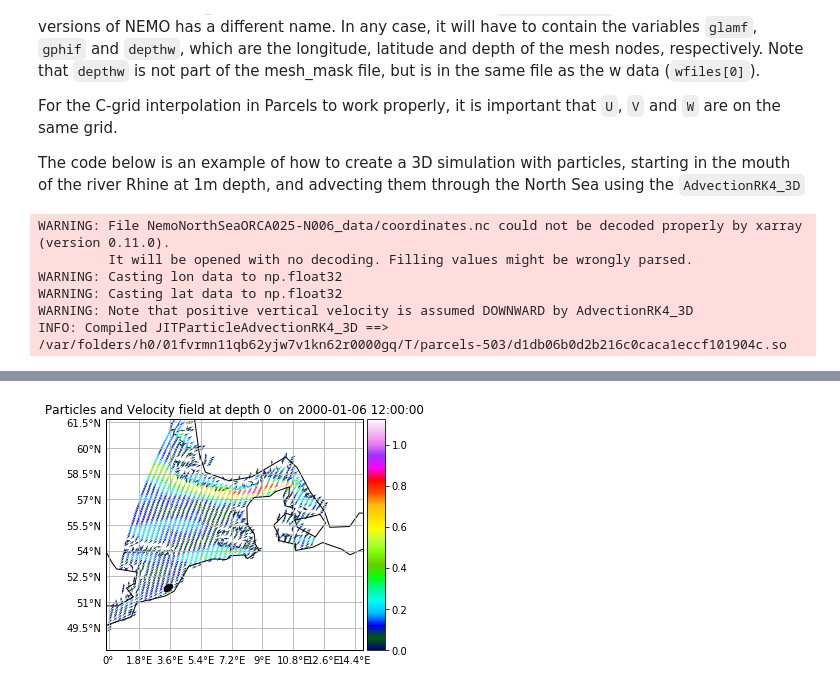
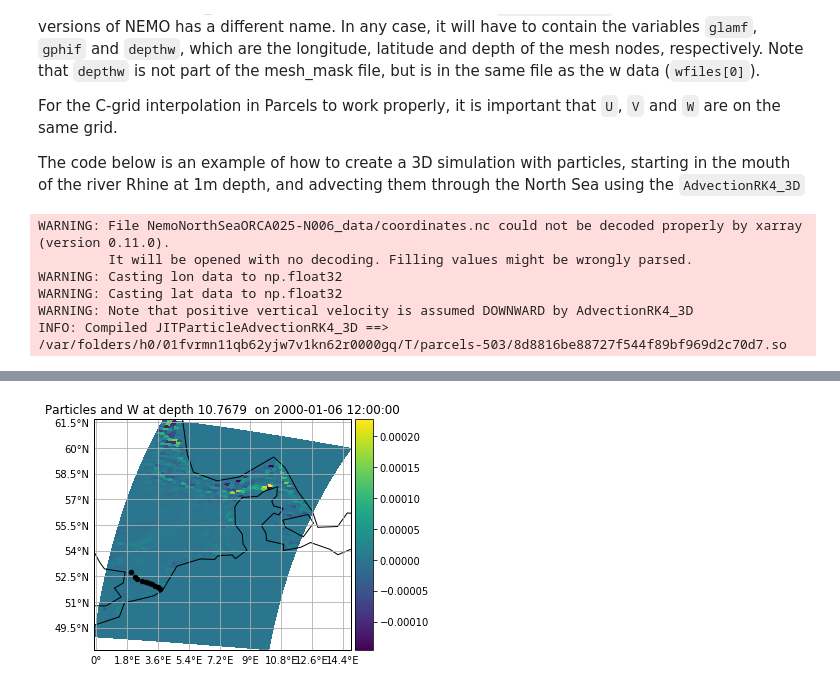
Before and after one commit to OceanParcels/Parcels, a Jupyter notebook: parcels/examples/tutorial_nemo_3D.ipynb, the cells around one changed output, grey strips where cells are left out. Cells and saved outputs as stored; diff of their text form; code cells hidden in the pictures.

Commit message:
nemo3d with plotting

```diff
--- a/parcels/examples/tutorial_nemo_3D.ipynb
+++ b/parcels/examples/tutorial_nemo_3D.ipynb
@@ -50,8 +50,8 @@ fieldset = FieldSet.from_nemo(filenames, variables, dimensions)
 
 pset = ParticleSet.from_line(fieldset=fieldset, pclass=JITParticle,
                              size=10,
-                             start=(2.96, 51.6),
-                             finish=(3.26, 51.8),
+                             start=(1.9, 52.5),
+                             finish=(3.4, 51.6),
                              depth=1)
 
 kernels = pset.Kernel(AdvectionRK4_3D)
@@ -62,8 +62,12 @@ WARNING: File NemoNorthSeaORCA025-N006_data/coordinates.nc could not be decoded
 WARNING: Casting lon data to np.float32
 WARNING: Casting lat data to np.float32
 WARNING: Note that positive vertical velocity is assumed DOWNWARD by AdvectionRK4_3D
-INFO: Compiled JITParticleAdvectionRK4_3D ==> /var/folders/h0/01fvrmn11qb62yjw7v1kn62r0000gq/T/parcels-503/d1db06b0d2b216c0caca1eccf101904c.so
+INFO: Compiled JITParticleAdvectionRK4_3D ==> /var/folders/h0/01fvrmn11qb62yjw7v1kn62r0000gq/T/parcels-503/8d8816be88727f544f89bf969d2c70d7.so
 # %%
 %matplotlib inline
-pset.show(field='vector', domain=[60,49,15,0])
+
+depth_level = 8
+print("Level[%d] depth is: [%g %g]" % (depth_level, fieldset.W.grid.depth[depth_level], fieldset.W.grid.depth[depth_level+1]))
+
+pset.show(field=fieldset.W, domain=[60,49,15,0], depth_level=depth_level)
 # %% [output]
@@ -71 +75 @@ WARNING: Plotting a C-grid velocity field is achieved via an A-grid projection,
-[figure, old version]
+[figure, new version]
```
Also changed, not shown: parts of 1 cell of this notebook.
